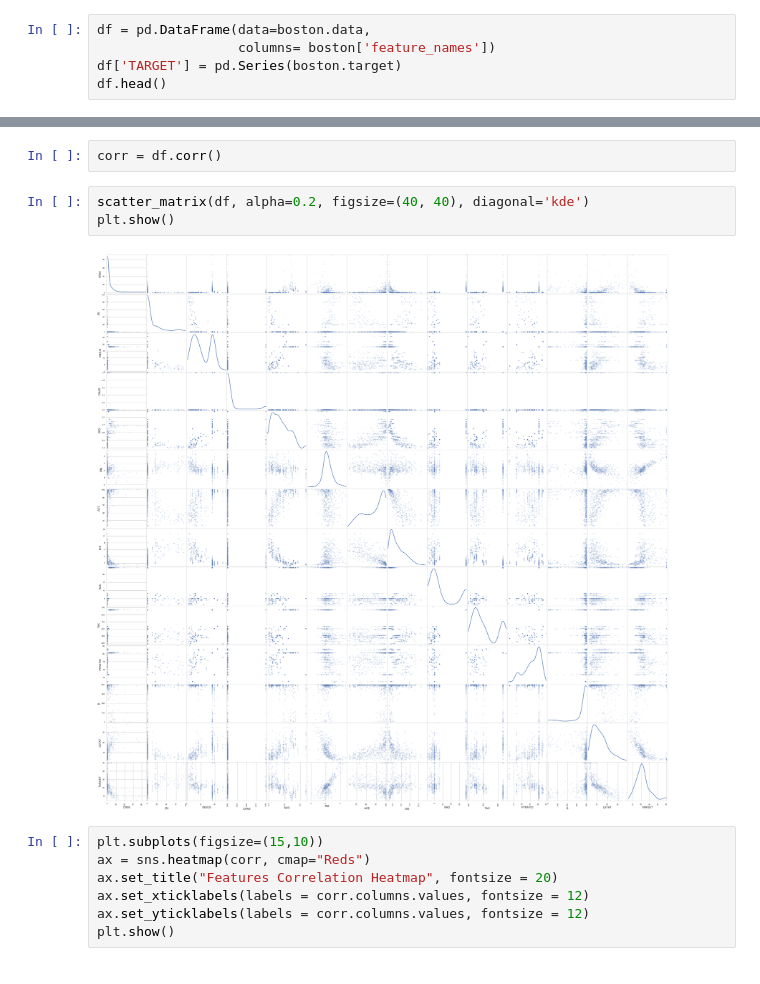
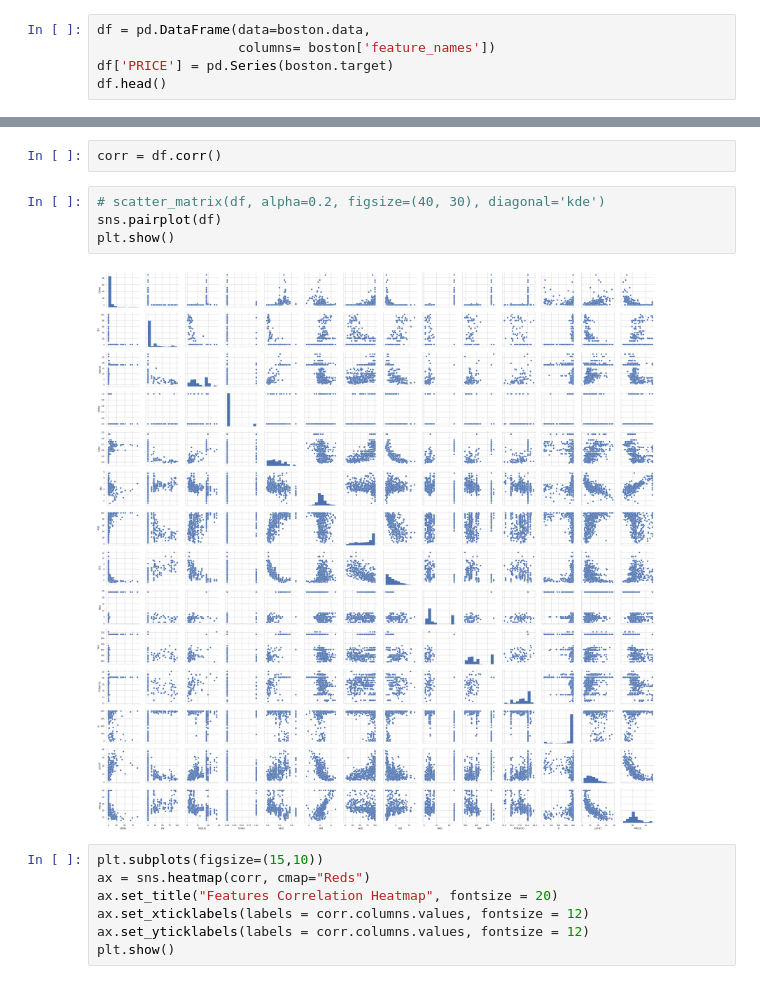
Before and after one commit to spiritedtechie/boston-house-prices-prediction, a Jupyter notebook: Boston House Prices - Data Exploration.ipynb, the cells around one changed output, grey strips where cells are left out. Cells and saved outputs as stored; diff of their text form.

Commit message:
Adds some more useful seaborn plots for correlation.

```diff
--- a/Boston House Prices - Data Exploration.ipynb
+++ b/Boston House Prices - Data Exploration.ipynb
@@ -49,7 +48,7 @@ Data Set Characteristics:
 # %%
 df = pd.DataFrame(data=boston.data,
                   columns= boston['feature_names'])
-df['TARGET'] = pd.Series(boston.target)
+df['PRICE'] = pd.Series(boston.target)
 df.head()
 # %% [output]
 |  | CRIM | ZN | INDUS | CHAS | NOX | RM | AGE | DIS | RAD | TAX | PTRATIO | ... |
@@ -81,10 +98,11 @@ plt.show()
 # %%
 corr = df.corr()
 # %%
-scatter_matrix(df, alpha=0.2, figsize=(40, 40), diagonal='kde')
+# scatter_matrix(df, alpha=0.2, figsize=(40, 30), diagonal='kde')
+sns.pairplot(df)
 plt.show()
 # %% [output]
-[figure, old version]
+[figure, new version]
 # %%
 plt.subplots(figsize=(15,10))
 ax = sns.heatmap(corr, cmap="Reds")
```
Also changed, not shown: parts of 8 cells of this notebook, 1 other file.
